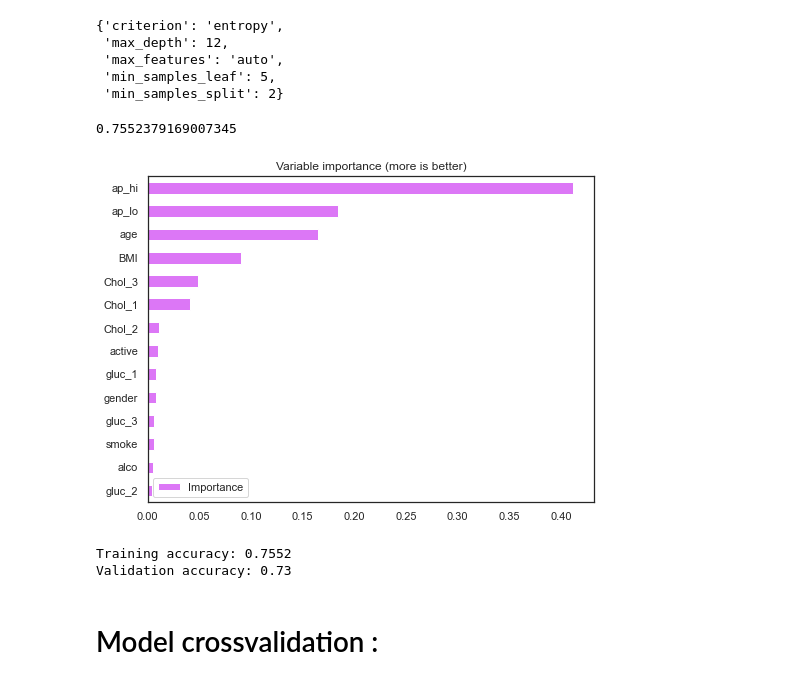
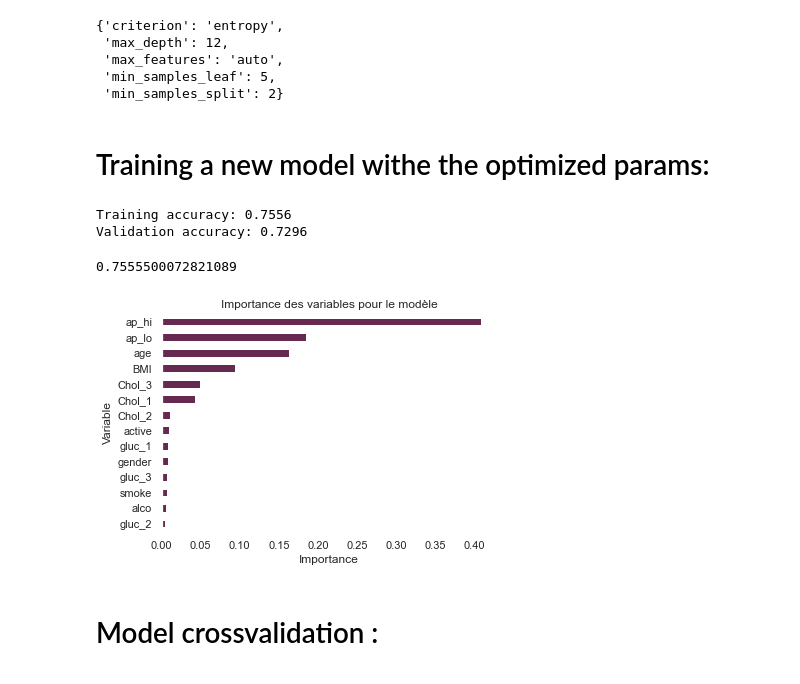
Before and after one commit to pasaunier/FDD_Projet_H, a Jupyter notebook: classification_saunier_rendu.ipynb, the cells around one changed output. Cells and saved outputs as stored; diff of their text form; code cells hidden in the pictures.

```diff
--- a/classification_saunier_rendu.ipynb
+++ b/classification_saunier_rendu.ipynb
@@ -368,12 +356,12 @@ logi_reg= LogisticRegression()
 # Model training :
 # %%
 # training every model :
-rand_for.fit( train_X , train_y )
-sup_vec_mach.fit( train_X , train_y )
-grad_boost.fit( train_X , train_y )
-k_nearest.fit( train_X , train_y )
-gau_naive.fit( train_X , train_y )
-logi_reg.fit( train_X , train_y )
+rand_for.fit( train_x , train_y )
+sup_vec_mach.fit( train_x , train_y )
+grad_boost.fit( train_x , train_y )
+k_nearest.fit( train_x , train_y )
+gau_naive.fit( train_x , train_y )
+logi_reg.fit( train_x , train_y )
 # %% [output]
 LogisticRegression()
 # %%
@@ -482,33 +468,31 @@ cv_searcher.best_params_
  'max_features': 'auto',
  'min_samples_leaf': 5,
  'min_samples_split': 2}
-# %%
-plot_model_var_imp(rand_for, train_x , train_y)
-# %% [output]
-0.7552379169007345
-[figure, removed]
+# %% [markdown]
+# Training a new model withe the optimized params:
 # %%
-from sklearn.model_selection import GridSearchCV
+opt_rf = RandomForestClassifier(n_estimators=1000,
+                                  criterion= 'entropy',
+                                  max_depth= 12,
+                                  max_features= 'auto',
+                                  min_samples_leaf= 5,
+                                  min_samples_split= 2,
+                                  n_jobs=-1)
 
-
-# no need to fine-tune n_estimators and n_jobs
-rand_for = RandomForestClassifier(n_estimators=500,
-                                  max_depth = 12,      #advice says btwn 5-15 to reduce overfitting
-                                  min_samples_leaf=5,
-                                  min_samples_split =2,
-                                  max_features='auto',
-                                  criterion='entropy',
-                                  n_jobs=-1
-                                 )
-
-rand_for.fit(train_x , train_y)
+opt_rf.fit(train_x , train_y)
 
 print(f"""
-Training accuracy: {round(rand_for.score( train_x , train_y ),4)}
-Validation accuracy: {round(rand_for.score( valid_x , valid_y ),4)}
+Training accuracy: {round(opt_rf.score( train_x , train_y ),4)}
+Validation accuracy: {round(opt_rf.score( valid_x , valid_y ),4)}
 """)
 # %% [output]
-Training accuracy: 0.7552
-Validation accuracy: 0.73
+Training accuracy: 0.7556
+Validation accuracy: 0.7296
+# %%
+# plotting variable importance for the model :
+plot_model_var_imp(opt_rf, train_x , train_y)
+# %% [output]
+0.7555500072821089
+[figure, added]
 # %% [markdown]
 # Model crossvalidation :
```
Also changed, not shown: parts of 15 cells of this notebook, 3 other files.
